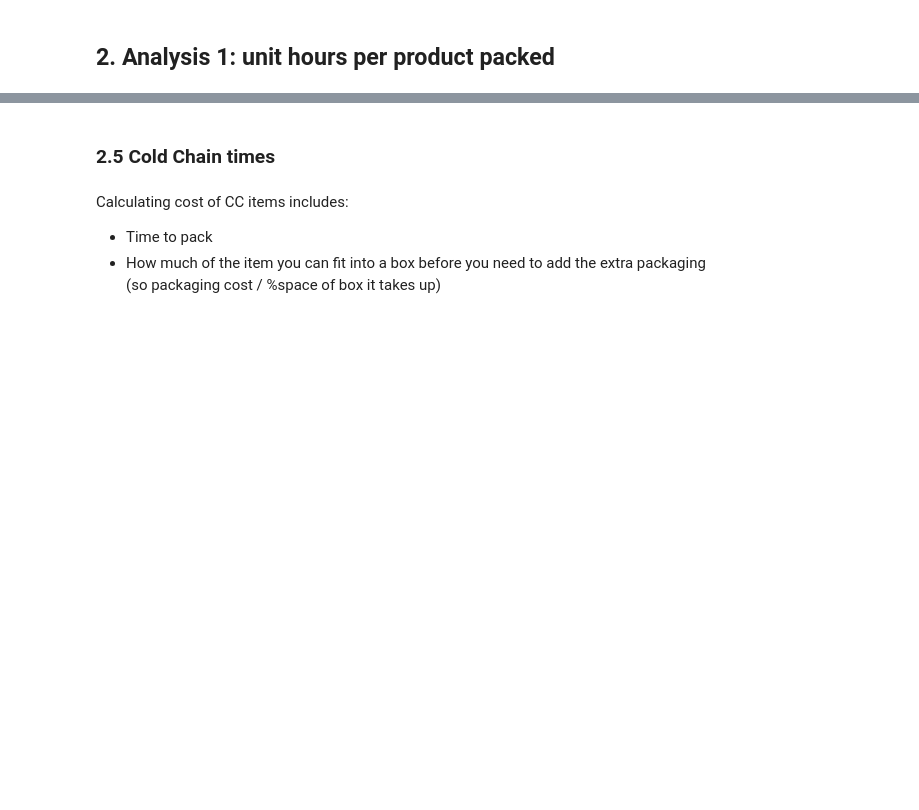
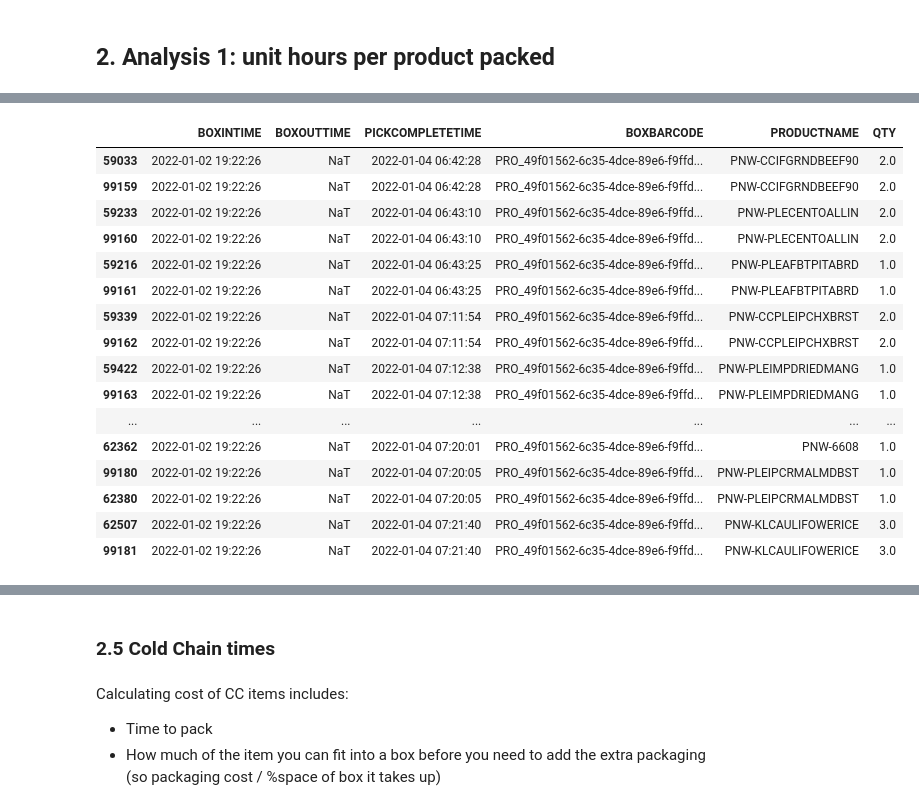
Before and after one commit to oostendo/2022-SI699-011, a Jupyter notebook: lyc-icee/Analysis 1.ipynb, the cells around one changed output, grey strips where cells are left out. Saved outputs shown, nothing was run; the diff lists cells and outputs as text; code cells hidden in the pictures; blank space fills up the shorter version.

```diff
--- a/lyc-icee/Analysis 1.ipynb
+++ b/lyc-icee/Analysis 1.ipynb
@@ -43,9 +99,0 @@ def combine(row):
-# %%
-df['concat']=df.apply(lambda x: combine(x), axis=1)
-# %%
-df=df[['BOXBARCODE','concat']]
-df.head()
-# %%
-df=df.groupby('BOXBARCODE')['concat'].apply(list)
-df=df.reset_index(name='[Product, PickTime]')
-df.head()
@@ -109,0 +104,11 @@ product_time_averages
+# %%
+display(df.shape)
+
+display(df.isna().sum())
+
+#remove na entries for PICKCOMPLETETIME
+df.dropna(subset = ["PICKCOMPLETETIME"], inplace = True)
+
+display(df.isna().sum())
+
+display(df.shape)
@@ -109,0 +132,21 @@ product_time_averages
+# %%
+df[df.BOXBARCODE.str.startswith("PRO_49f01562-6c35-4dce-89e6-f9ffdeb5f294_A")].sort_values(by = "PICKCOMPLETETIME",
+                                                                                           ascending= True)
+# %% [output]
+|  | BOXINTIME | BOXOUTTIME | PICKCOMPLETETIME | BOXBARCODE | PRODUCTNAME | QTY |
+| 59033 | 2022-01-02 19:22:26 | NaT | 2022-01-04 06:42:28 | PRO_49f01562-6c35-4dce-89e6-f9ffd... | PNW-CCIFGRNDBEEF90 | 2.0 |
+| 99159 | 2022-01-02 19:22:26 | NaT | 2022-01-04 06:42:28 | PRO_49f01562-6c35-4dce-89e6-f9ffd... | PNW-CCIFGRNDBEEF90 | 2.0 |
+| 59233 | 2022-01-02 19:22:26 | NaT | 2022-01-04 06:43:10 | PRO_49f01562-6c35-4dce-89e6-f9ffd... | PNW-PLECENTOALLIN | 2.0 |
+| 99160 | 2022-01-02 19:22:26 | NaT | 2022-01-04 06:43:10 | PRO_49f01562-6c35-4dce-89e6-f9ffd... | PNW-PLECENTOALLIN | 2.0 |
+| 59216 | 2022-01-02 19:22:26 | NaT | 2022-01-04 06:43:25 | PRO_49f01562-6c35-4dce-89e6-f9ffd... | PNW-PLEAFBTPITABRD | 1.0 |
+| 99161 | 2022-01-02 19:22:26 | NaT | 2022-01-04 06:43:25 | PRO_49f01562-6c35-4dce-89e6-f9ffd... | PNW-PLEAFBTPITABRD | 1.0 |
+| 59339 | 2022-01-02 19:22:26 | NaT | 2022-01-04 07:11:54 | PRO_49f01562-6c35-4dce-89e6-f9ffd... | PNW-CCPLEIPCHXBRST | 2.0 |
+| 99162 | 2022-01-02 19:22:26 | NaT | 2022-01-04 07:11:54 | PRO_49f01562-6c35-4dce-89e6-f9ffd... | PNW-CCPLEIPCHXBRST | 2.0 |
+| 59422 | 2022-01-02 19:22:26 | NaT | 2022-01-04 07:12:38 | PRO_49f01562-6c35-4dce-89e6-f9ffd... | PNW-PLEIMPDRIEDMANG | 1.0 |
+| 99163 | 2022-01-02 19:22:26 | NaT | 2022-01-04 07:12:38 | PRO_49f01562-6c35-4dce-89e6-f9ffd... | PNW-PLEIMPDRIEDMANG | 1.0 |
+| ... | ... | ... | ... | ... | ... | ... |
+| 62362 | 2022-01-02 19:22:26 | NaT | 2022-01-04 07:20:01 | PRO_49f01562-6c35-4dce-89e6-f9ffd... | PNW-6608 | 1.0 |
+| 99180 | 2022-01-02 19:22:26 | NaT | 2022-01-04 07:20:05 | PRO_49f01562-6c35-4dce-89e6-f9ffd... | PNW-PLEIPCRMALMDBST | 1.0 |
+| 62380 | 2022-01-02 19:22:26 | NaT | 2022-01-04 07:20:05 | PRO_49f01562-6c35-4dce-89e6-f9ffd... | PNW-PLEIPCRMALMDBST | 1.0 |
+| 62507 | 2022-01-02 19:22:26 | NaT | 2022-01-04 07:21:40 | PRO_49f01562-6c35-4dce-89e6-f9ffd... | PNW-KLCAULIFOWERICE | 3.0 |
+| 99181 | 2022-01-02 19:22:26 | NaT | 2022-01-04 07:21:40 | PRO_49f01562-6c35-4dce-89e6-f9ffd... | PNW-KLCAULIFOWERICE | 3.0 |
```
Also changed, not shown: parts of 42 cells of this notebook.
